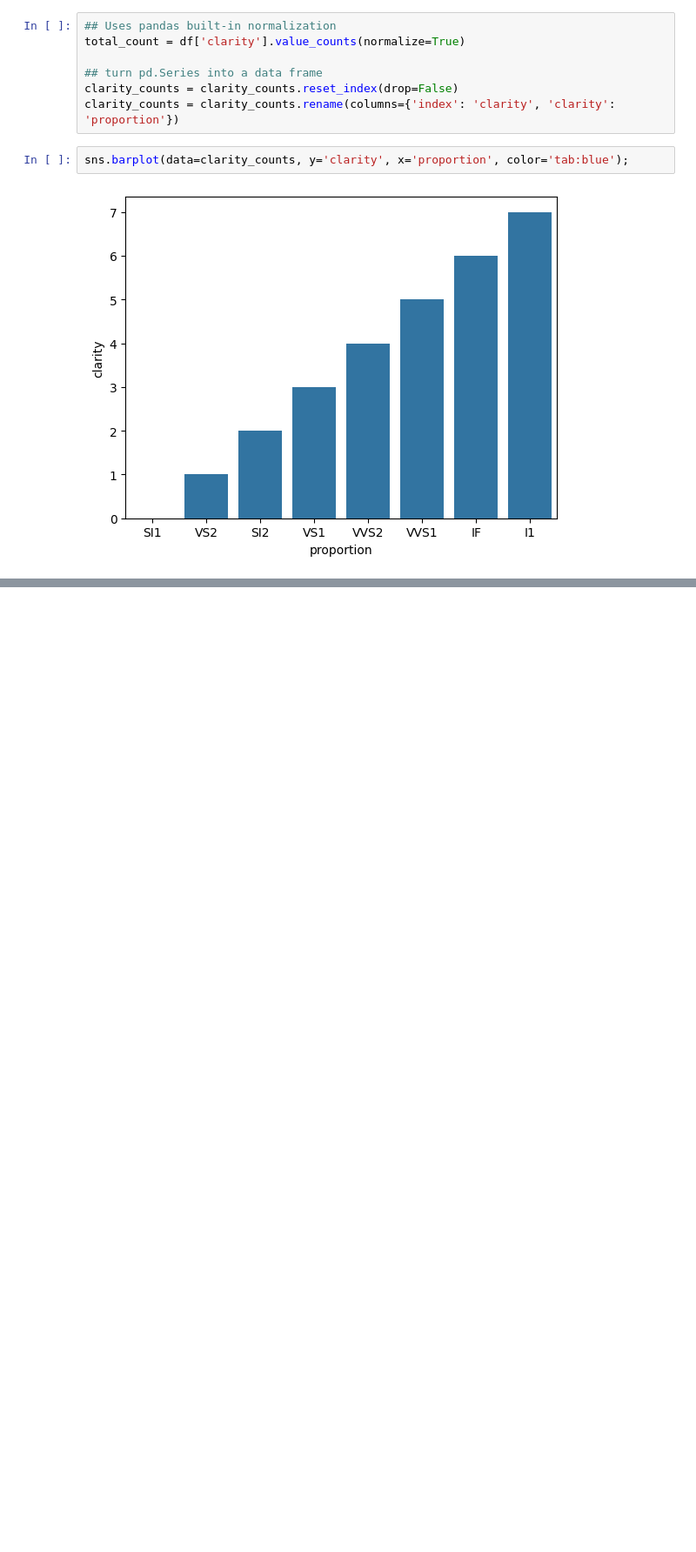
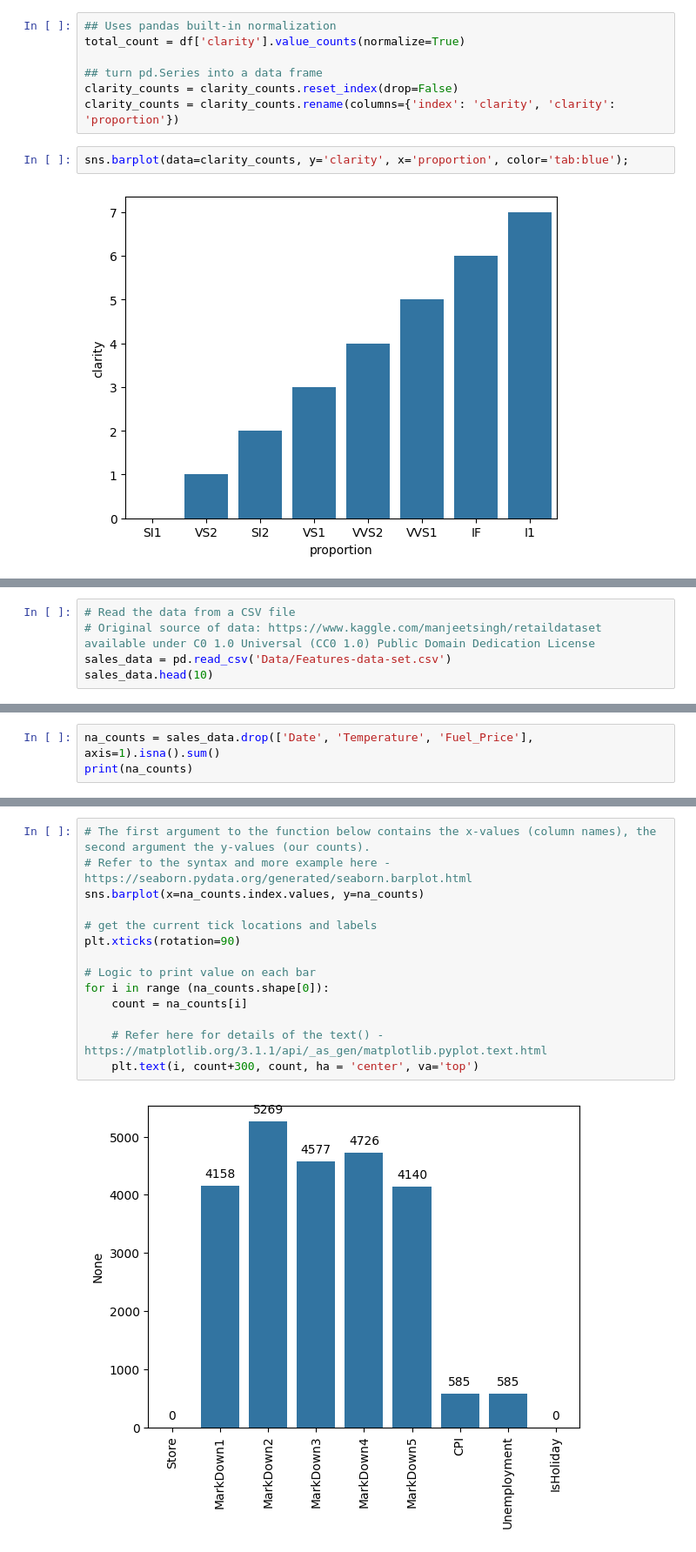
Before and after one commit to sondosaabed/Data-Visualization-with-Matplotlib-and-Seaborn, a Jupyter notebook: L3-Univariate-Exploration-of-Data.ipynb, the cells around one changed output, grey strips where cells are left out. Shown at 87% size. Drawn from its saved outputs; the diff is of its cells as text; blank space fills up the shorter version.

Commit message:
L3: Couting missing data

```diff
--- a/L3-Univariate-Exploration-of-Data.ipynb
+++ b/L3-Univariate-Exploration-of-Data.ipynb
@@ -167,0 +175,5 @@ sns.barplot(data=clarity_counts, y='clarity', x='proportion', color='tab:blue');
+# %%
+# Read the data from a CSV file
+# Original source of data: https://www.kaggle.com/manjeetsingh/retaildataset available under C0 1.0 Universal (CC0 1.0) Public Domain Dedication License
+sales_data = pd.read_csv('Data/Features-data-set.csv')
+sales_data.head(10)
@@ -167,0 +212,3 @@ sns.barplot(data=clarity_counts, y='clarity', x='proportion', color='tab:blue');
+# %%
+na_counts = sales_data.drop(['Date', 'Temperature', 'Fuel_Price'], axis=1).isna().sum()
+print(na_counts)
@@ -167,0 +226,16 @@ sns.barplot(data=clarity_counts, y='clarity', x='proportion', color='tab:blue');
+# %%
+# The first argument to the function below contains the x-values (column names), the second argument the y-values (our counts).
+# Refer to the syntax and more example here - https://seaborn.pydata.org/generated/seaborn.barplot.html
+sns.barplot(x=na_counts.index.values, y=na_counts)
+
+# get the current tick locations and labels
+plt.xticks(rotation=90)
+
+# Logic to print value on each bar
+for i in range (na_counts.shape[0]):
+    count = na_counts[i]
+
+    # Refer here for details of the text() - https://matplotlib.org/3.1.1/api/_as_gen/matplotlib.pyplot.text.html
+    plt.text(i, count+300, count, ha = 'center', va='top')
+# %% [output]
+[figure, added]
```
Also changed, not shown: parts of 6 cells of this notebook.
